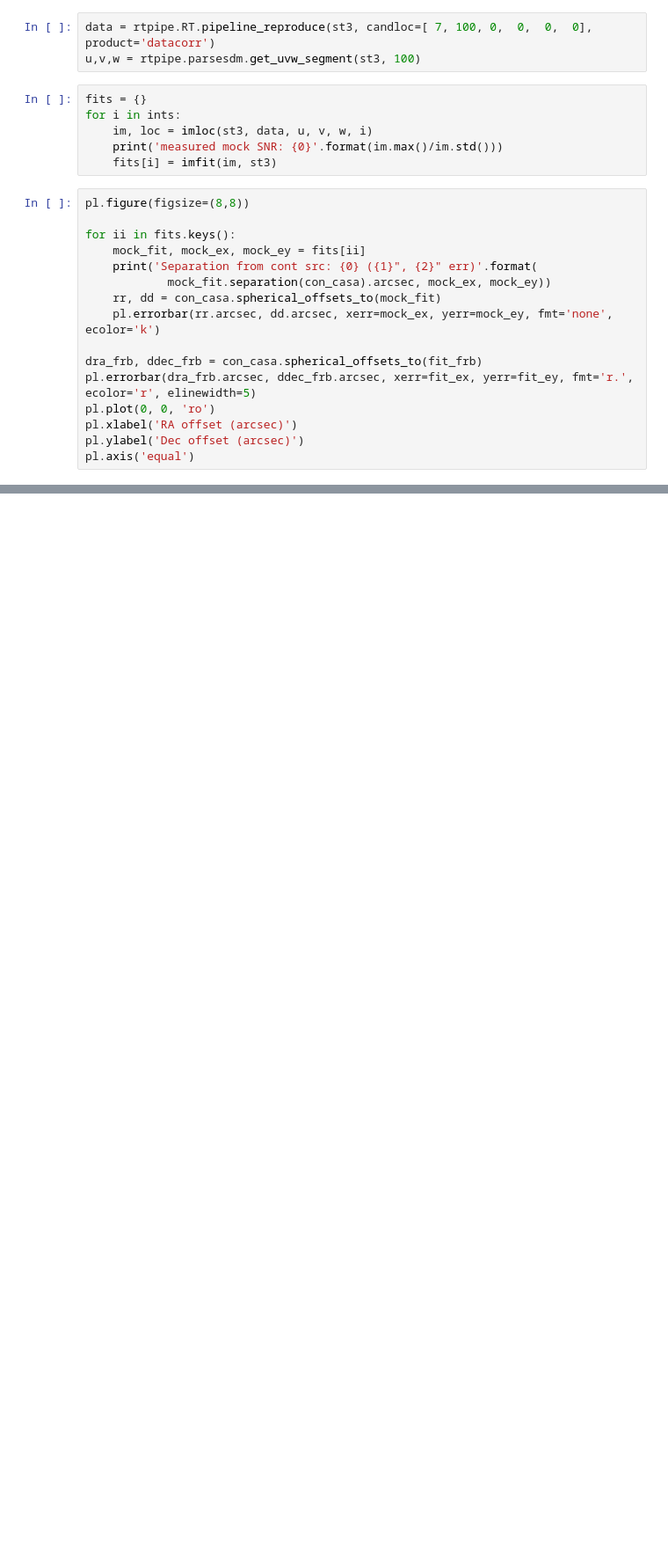
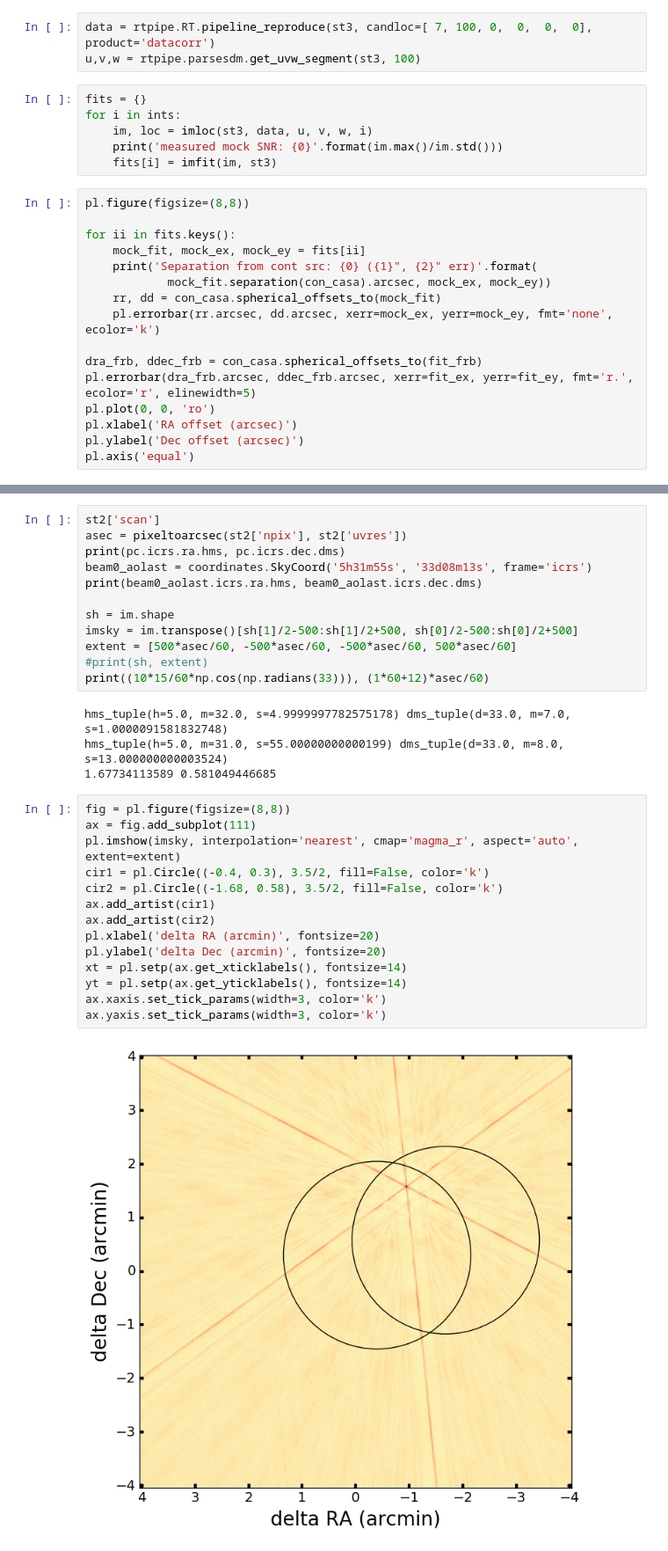
Before and after one commit to caseyjlaw/FRB121102, a Jupyter notebook: candidate_analysis_rtpipe.ipynb, the cells around one changed output, grey strips where cells are left out. Shown at 88% size. Cells and saved outputs as stored; diff of their text form; blank space fills up the shorter version.

Commit message:
made figures for paper

```diff
--- a/candidate_analysis_rtpipe.ipynb
+++ b/candidate_analysis_rtpipe.ipynb
@@ -820,0 +823,32 @@ pl.axis('equal')
+# %%
+st2['scan']
+asec = pixeltoarcsec(st2['npix'], st2['uvres'])
+print(pc.icrs.ra.hms, pc.icrs.dec.dms)
+beam0_aolast = coordinates.SkyCoord('5h31m55s', '33d08m13s', frame='icrs')
+print(beam0_aolast.icrs.ra.hms, beam0_aolast.icrs.dec.dms)
+
+sh = im.shape
+imsky = im.transpose()[sh[1]/2-500:sh[1]/2+500, sh[0]/2-500:sh[0]/2+500]
+extent = [500*asec/60, -500*asec/60, -500*asec/60, 500*asec/60]
+#print(sh, extent)
+print((10*15/60*np.cos(np.radians(33))), (1*60+12)*asec/60)
+# %% [output]
+hms_tuple(h=5.0, m=32.0, s=4.9999997782575178) dms_tuple(d=33.0, m=7.0, s=1.0000091581832748)
+hms_tuple(h=5.0, m=31.0, s=55.00000000000199) dms_tuple(d=33.0, m=8.0, s=13.000000000003524)
+1.67734113589 0.581049446685
+# %%
+fig = pl.figure(figsize=(8,8))
+ax = fig.add_subplot(111)
+pl.imshow(imsky, interpolation='nearest', cmap='magma_r', aspect='auto', extent=extent)
+cir1 = pl.Circle((-0.4, 0.3), 3.5/2, fill=False, color='k')
+cir2 = pl.Circle((-1.68, 0.58), 3.5/2, fill=False, color='k')
+ax.add_artist(cir1)
+ax.add_artist(cir2)
+pl.xlabel('delta RA (arcmin)', fontsize=20)
+pl.ylabel('delta Dec (arcmin)', fontsize=20)
+xt = pl.setp(ax.get_xticklabels(), fontsize=14)
+yt = pl.setp(ax.get_yticklabels(), fontsize=14)
+ax.xaxis.set_tick_params(width=3, color='k')
+ax.yaxis.set_tick_params(width=3, color='k')
+# %% [output]
+[figure, added]
```
Also changed, not shown: parts of 4 cells of this notebook, 1 other file.
